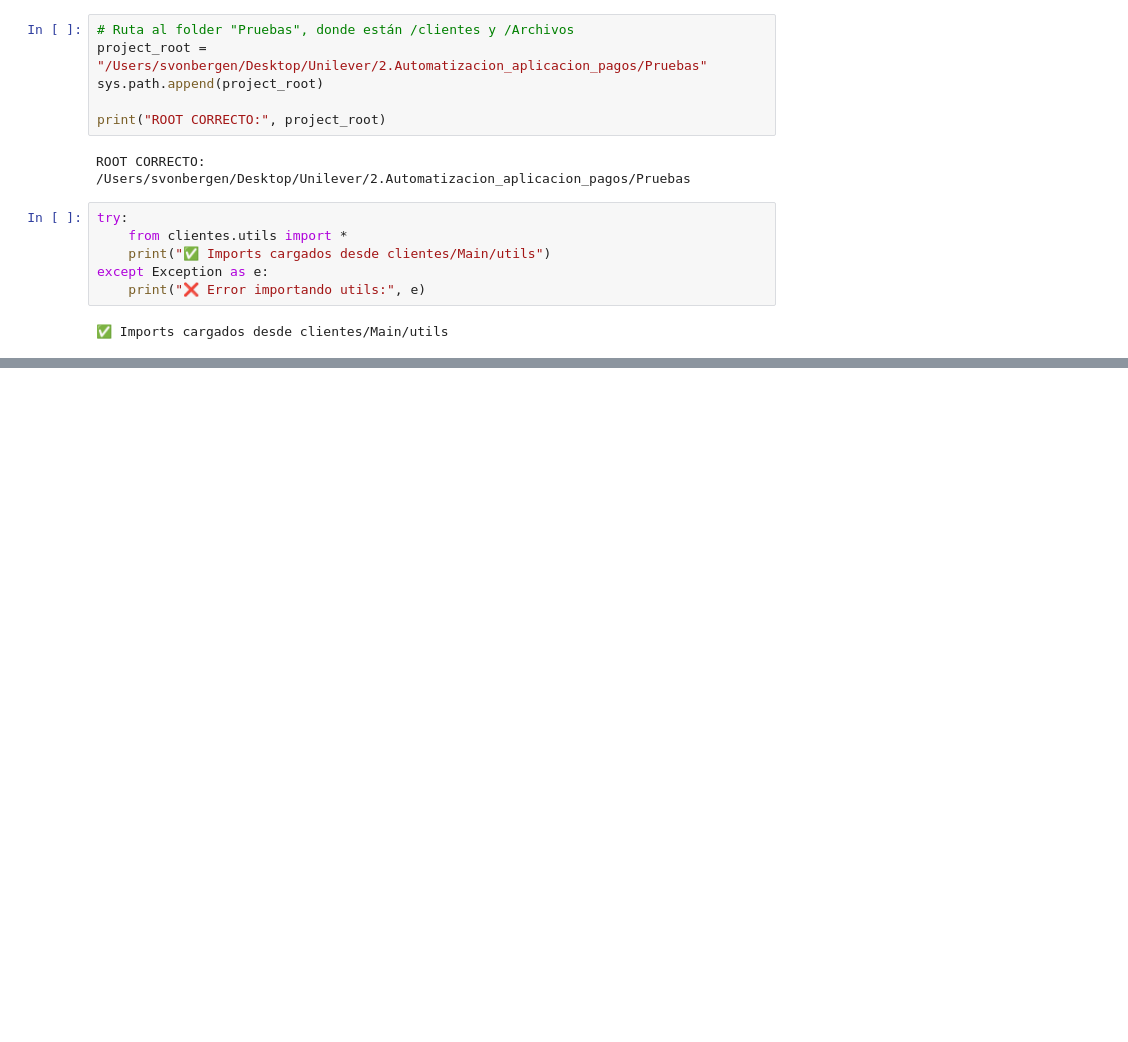
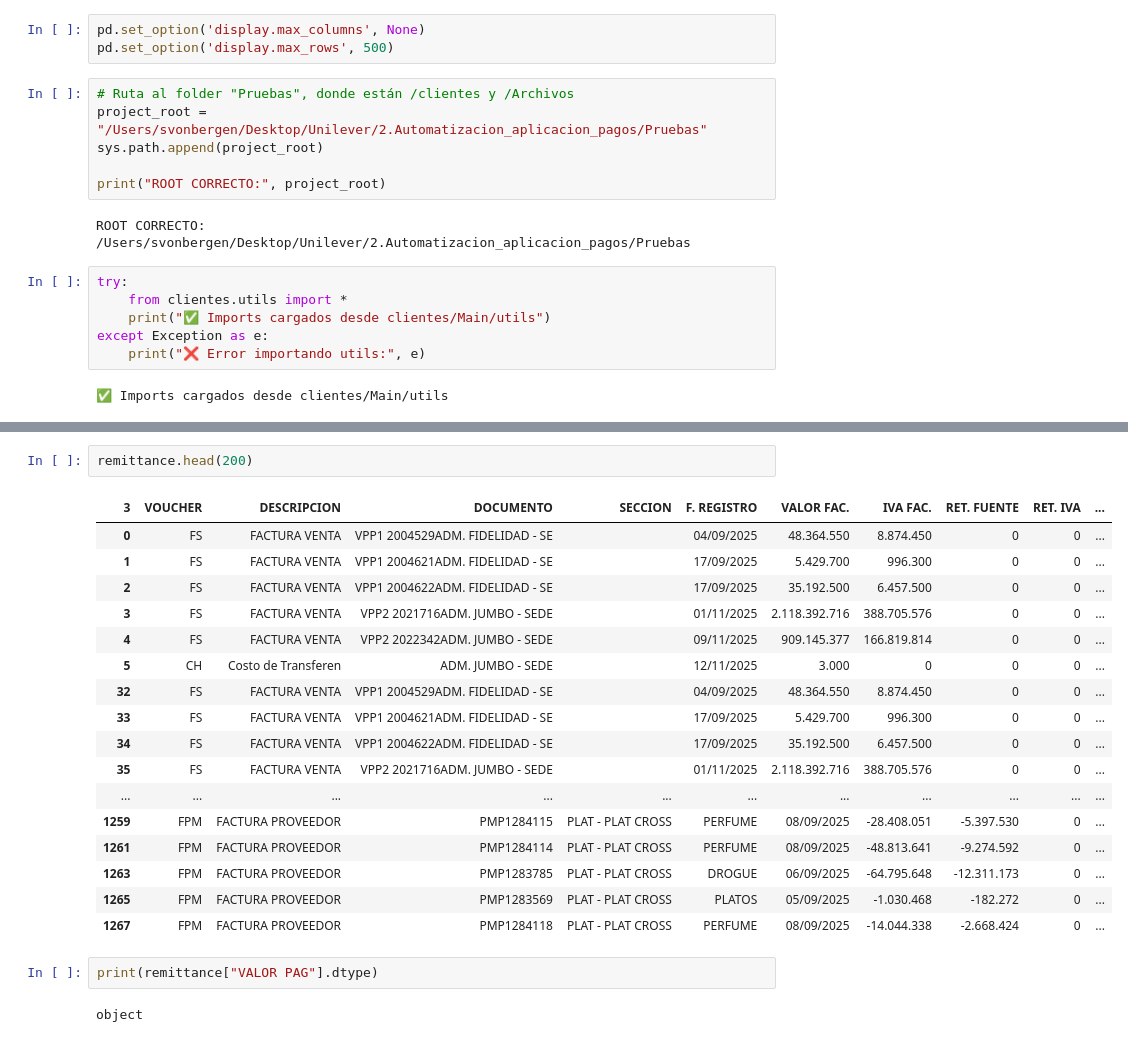
Before and after one commit to svbdatavision/Unilever_Collect_Digital, a Jupyter notebook: Pruebas/clientes/Colombia/Untitled.ipynb, the cells around one changed output, grey strips where cells are left out. Saved outputs shown, nothing was run; the diff lists cells and outputs as text; blank space fills up the shorter version.

```diff
--- a/Pruebas/clientes/Colombia/Untitled.ipynb
+++ b/Pruebas/clientes/Colombia/Untitled.ipynb
@@ -10,3 +12,6 @@ import statistics
+# %%
+pd.set_option('display.max_columns', None)
+pd.set_option('display.max_rows', 500)
 # %%
 # Ruta al folder "Pruebas", donde están /clientes y /Archivos
 project_root = "/Users/svonbergen/Desktop/Unilever/2.Automatizacion_aplicacion_pagos/Pruebas"
@@ -43,0 +201,24 @@ FileNotFoundError: [Errno 2] No such file or directory: '/Users/svonbergen/Deskt
+# %%
+remittance.head(200)
+# %% [output]
+| 3 | VOUCHER | DESCRIPCION | DOCUMENTO | SECCION | F. REGISTRO | VALOR FAC. | IVA FAC. | RET. FUENTE | RET. IVA | ... |
+| 0 | FS | FACTURA VENTA | VPP1 2004529ADM. FIDELIDAD - SE |  | 04/09/2025 | 48.364.550 | 8.874.450 | 0 | 0 | ... |
+| 1 | FS | FACTURA VENTA | VPP1 2004621ADM. FIDELIDAD - SE |  | 17/09/2025 | 5.429.700 | 996.300 | 0 | 0 | ... |
+| 2 | FS | FACTURA VENTA | VPP1 2004622ADM. FIDELIDAD - SE |  | 17/09/2025 | 35.192.500 | 6.457.500 | 0 | 0 | ... |
+| 3 | FS | FACTURA VENTA | VPP2 2021716ADM. JUMBO - SEDE |  | 01/11/2025 | 2.118.392.716 | 388.705.576 | 0 | 0 | ... |
+| 4 | FS | FACTURA VENTA | VPP2 2022342ADM. JUMBO - SEDE |  | 09/11/2025 | 909.145.377 | 166.819.814 | 0 | 0 | ... |
+| 5 | CH | Costo de Transferen | ADM. JUMBO - SEDE |  | 12/11/2025 | 3.000 | 0 | 0 | 0 | ... |
+| 32 | FS | FACTURA VENTA | VPP1 2004529ADM. FIDELIDAD - SE |  | 04/09/2025 | 48.364.550 | 8.874.450 | 0 | 0 | ... |
+| 33 | FS | FACTURA VENTA | VPP1 2004621ADM. FIDELIDAD - SE |  | 17/09/2025 | 5.429.700 | 996.300 | 0 | 0 | ... |
+| 34 | FS | FACTURA VENTA | VPP1 2004622ADM. FIDELIDAD - SE |  | 17/09/2025 | 35.192.500 | 6.457.500 | 0 | 0 | ... |
+| 35 | FS | FACTURA VENTA | VPP2 2021716ADM. JUMBO - SEDE |  | 01/11/2025 | 2.118.392.716 | 388.705.576 | 0 | 0 | ... |
+| ... | ... | ... | ... | ... | ... | ... | ... | ... | ... | ... |
+| 1259 | FPM | FACTURA PROVEEDOR | PMP1284115 | PLAT - PLAT CROSS | PERFUME | 08/09/2025 | -28.408.051 | -5.397.530 | 0 | ... |
+| 1261 | FPM | FACTURA PROVEEDOR | PMP1284114 | PLAT - PLAT CROSS | PERFUME | 08/09/2025 | -48.813.641 | -9.274.592 | 0 | ... |
+| 1263 | FPM | FACTURA PROVEEDOR | PMP1283785 | PLAT - PLAT CROSS | DROGUE | 06/09/2025 | -64.795.648 | -12.311.173 | 0 | ... |
+| 1265 | FPM | FACTURA PROVEEDOR | PMP1283569 | PLAT - PLAT CROSS | PLATOS | 05/09/2025 | -1.030.468 | -182.272 | 0 | ... |
+| 1267 | FPM | FACTURA PROVEEDOR | PMP1284118 | PLAT - PLAT CROSS | PERFUME | 08/09/2025 | -14.044.338 | -2.668.424 | 0 | ... |
+# %%
+print(remittance["VALOR PAG"].dtype)
+# %% [output]
+object
```
Also changed, not shown: parts of 5 cells of this notebook, 26 other files.
